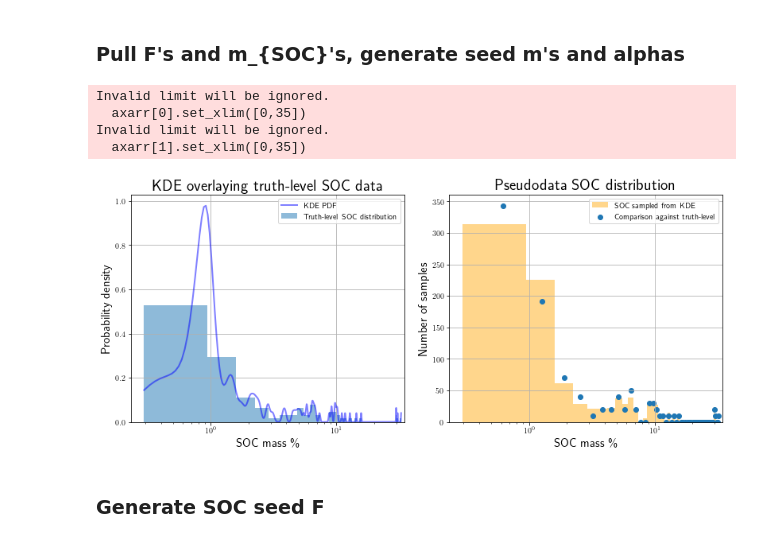
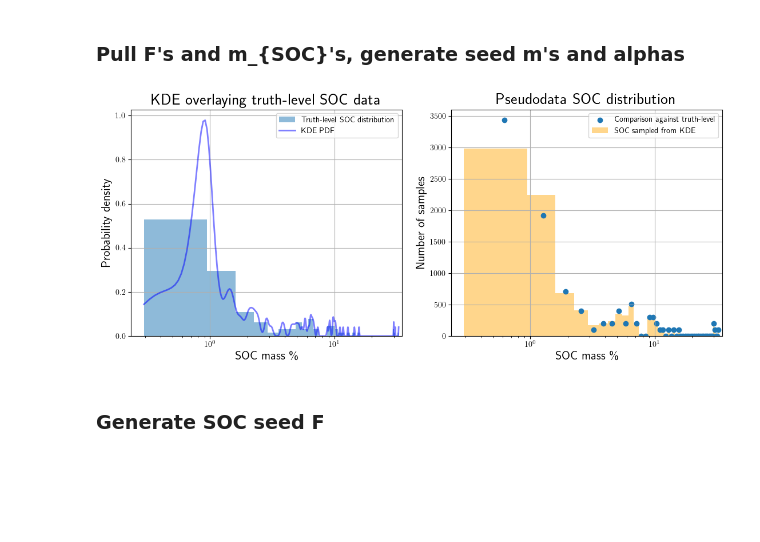
Before and after one commit to jmortan/RaCA-SOC-a-spectrum-analysis, a Jupyter notebook: RaCA-SOC-a/run-RaCA-SOC-a.ipynb, the cells around one changed output. Saved outputs shown, nothing was run; the diff lists cells and outputs as text; code cells hidden in the pictures; blank space fills up the shorter version.

```diff
--- a/RaCA-SOC-a/run-RaCA-SOC-a.ipynb
+++ b/RaCA-SOC-a/run-RaCA-SOC-a.ipynb
@@ -189,7 +166,7 @@ plt.show()
 # Full fit to pseudodata
 # %%
 KEndmembers = 87
-NPoints = 999
+NPoints = 9999
 MSpectra = 2151
 # %% [markdown]
 ### Pull F's and m_{SOC}'s, generate seed m's and alphas
@@ -225,39 +202,35 @@ hist, bins = np.histogram(sample_soc, bins=50)
 x_grid = np.linspace(min(sample_soc), max(sample_soc), 1000)
 kdepdf = kde(sample_soc, x_grid, bandwidth=0.1)
 msoc = generate_rand_from_pdf(kdepdf, x_grid)
 
 _, axarr = plt.subplots(1,2,figsize=(10,5))
 
 axarr[0].hist(sample_soc, bins=50, density=True, alpha=0.5, label='Truth-level SOC distribution')
 axarr[0].plot(x_grid, kdepdf, color='b', alpha=0.5, lw=2, label='KDE PDF')
 axarr[0].set_xlabel("SOC mass \%",fontsize=15)
 axarr[0].set_ylabel("Probability density",fontsize=15)
 axarr[0].set_title("KDE overlaying truth-level SOC data",fontsize=20)
 axarr[0].set_xscale('log')
 axarr[0].set_xlim([0,35])
 axarr[0].legend()
 axarr[0].grid()
 
 axarr[1].scatter((bins[1:] + bins[:-1])/2,hist * NPoints/np.sum(hist), label='Comparison against truth-level',zorder=1)
 axarr[1].hist(msoc, 50, alpha=0.45, color='orange', label='SOC sampled from KDE',zorder=0)
 axarr[1].legend()
 axarr[1].set_xlabel("SOC mass \%",fontsize=15)
 axarr[1].set_ylabel("Number of samples",fontsize=15)
 axarr[1].set_title("Pseudodata SOC distribution",fontsize=20)
 axarr[1].set_xscale('log')
 axarr[1].set_xlim([0,35])
 axarr[1].grid()
 plt.tight_layout()
 plt.subplots_adjust(right=1.1)
 plt.show()
 
-del hist, bins, x_grid, kdepdf, axarr
+del hist, bins, axarr
 # %% [output]
-Invalid limit will be ignored.
-  axarr[0].set_xlim([0,35])
-Invalid limit will be ignored.
-  axarr[1].set_xlim([0,35])
-[figure, old version]
+[figure, new version]
 # %%
 def gaus(mu, sigma, N=1) :
     return np.random.randn(N) * sigma + mu;
```
Also changed, not shown: parts of 25 cells of this notebook.
